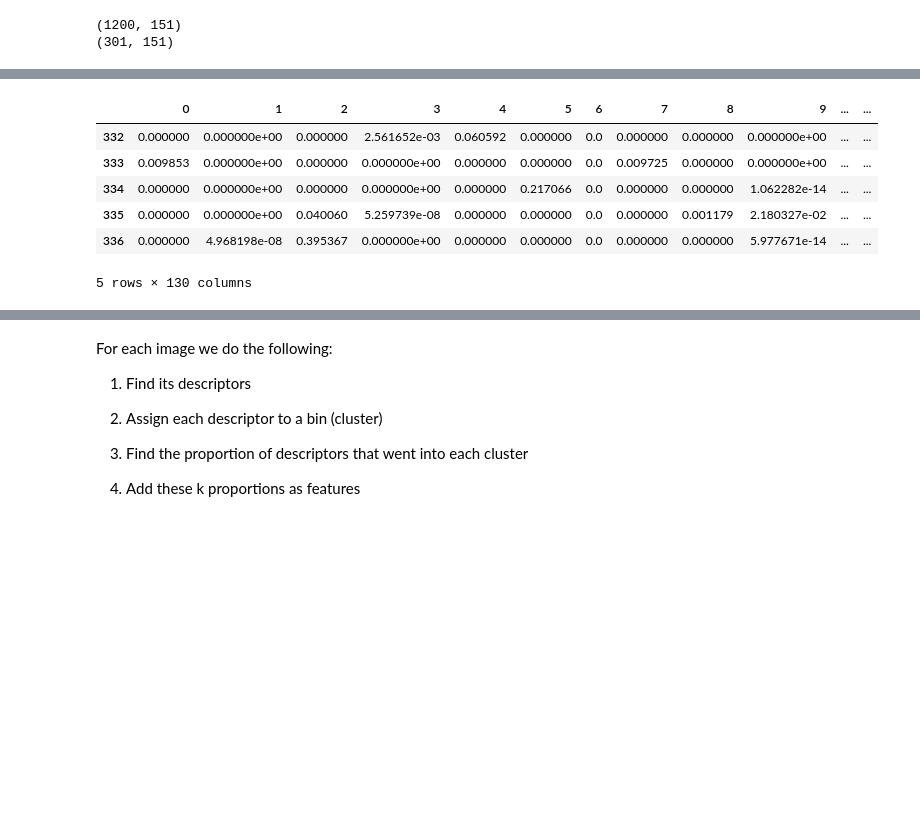
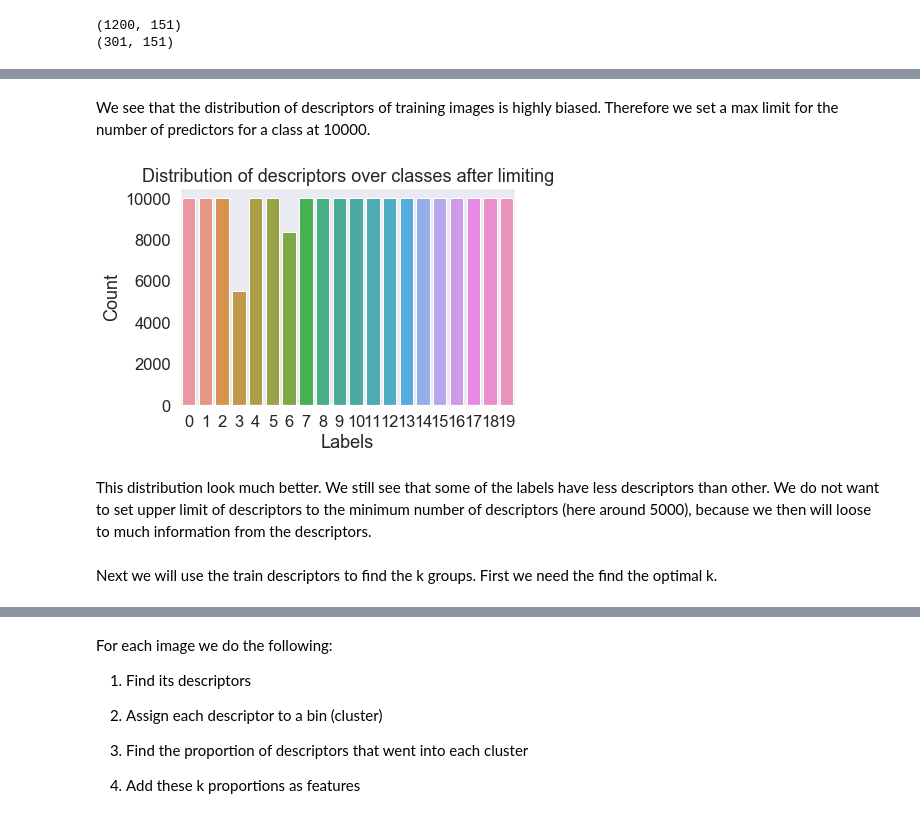
Before and after one commit to henrhoi/image-classification, a Jupyter notebook: GradProject_NB2.ipynb, the cells around one changed output, grey strips where cells are left out. Drawn from its saved outputs; the diff is of its cells as text; code cells hidden in the pictures; blank space fills up the shorter version.

```diff
--- a/GradProject_NB2.ipynb
+++ b/GradProject_NB2.ipynb
@@ -734,15 +717,20 @@ Name: Label, dtype: int64
+# %% [markdown]
+We see that the distribution of descriptors of training images is highly biased. Therefore we set a max limit for the number of predictors for a class at 10000.
+# %%
+train_descriptors = train_descriptors.groupby('Label').head(10000)
+sns.barplot(train_descriptors['Label'].value_counts().index, train_descriptors['Label'].value_counts().values)
+plt.xlabel('Labels')
+plt.ylabel('Count')
+plt.title("Distribution of descriptors over classes after limiting");
+# %% [output]
+[figure, added]
+# %% [markdown]
+This distribution look much better. We still see that some of the labels have less descriptors than other. We do not want to set upper limit of descriptors to the minimum number of descriptors (here around 5000), because we then will loose to much information from the descriptors.
+# %% [markdown]
+Next we will use the train descriptors to find the k groups.
+First we need the find the optimal k.
 # %%
 train_descriptors_y = train_descriptors['Label']
 train_descriptors_x = train_descriptors.drop(columns=['Label', 'Image_Id'])
 test_descriptors_y = test_descriptors['Label']
 test_descriptors_x = test_descriptors.drop(columns=['Label', 'Image_Id'])
-# %%
-train_descriptors.head()
-# %% [output]
-|  | 0 | 1 | 2 | 3 | 4 | 5 | 6 | 7 | 8 | 9 | ... | ... |
-| 332 | 0.000000 | 0.000000e+00 | 0.000000 | 2.561652e-03 | 0.060592 | 0.000000 | 0.0 | 0.000000 | 0.000000 | 0.000000e+00 | ... | ... |
-| 333 | 0.009853 | 0.000000e+00 | 0.000000 | 0.000000e+00 | 0.000000 | 0.000000 | 0.0 | 0.009725 | 0.000000 | 0.000000e+00 | ... | ... |
-| 334 | 0.000000 | 0.000000e+00 | 0.000000 | 0.000000e+00 | 0.000000 | 0.217066 | 0.0 | 0.000000 | 0.000000 | 1.062282e-14 | ... | ... |
-| 335 | 0.000000 | 0.000000e+00 | 0.040060 | 5.259739e-08 | 0.000000 | 0.000000 | 0.0 | 0.000000 | 0.001179 | 2.180327e-02 | ... | ... |
-| 336 | 0.000000 | 4.968198e-08 | 0.395367 | 0.000000e+00 | 0.000000 | 0.000000 | 0.0 | 0.000000 | 0.000000 | 5.977671e-14 | ... | ... |
-5 rows × 130 columns
```
Also changed, not shown: parts of 68 cells of this notebook, 1 other file.
